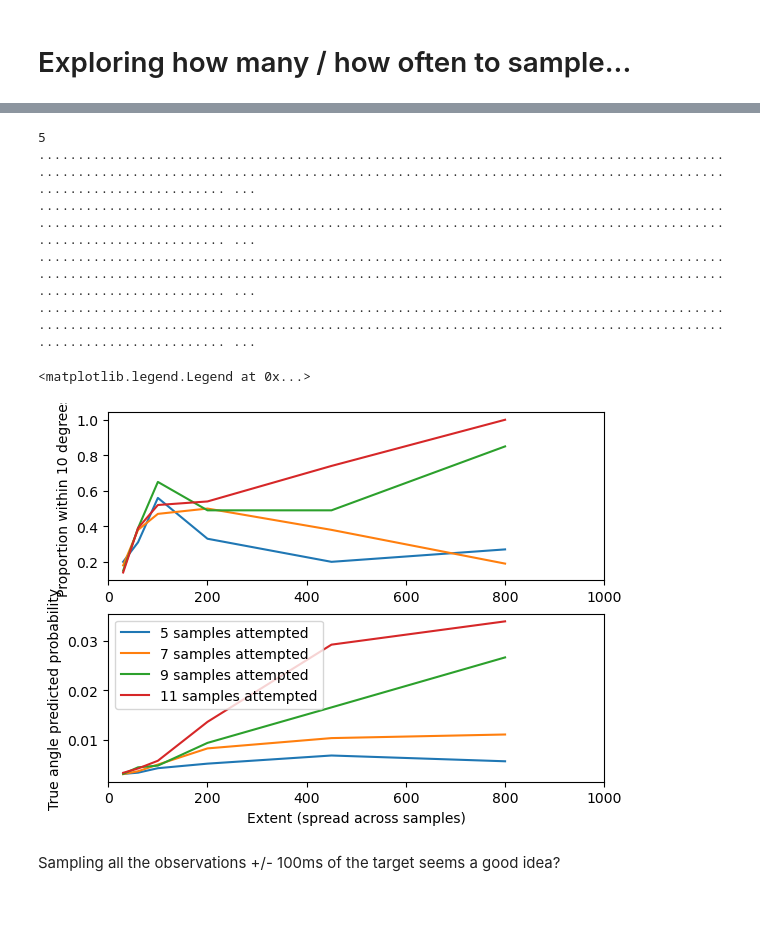
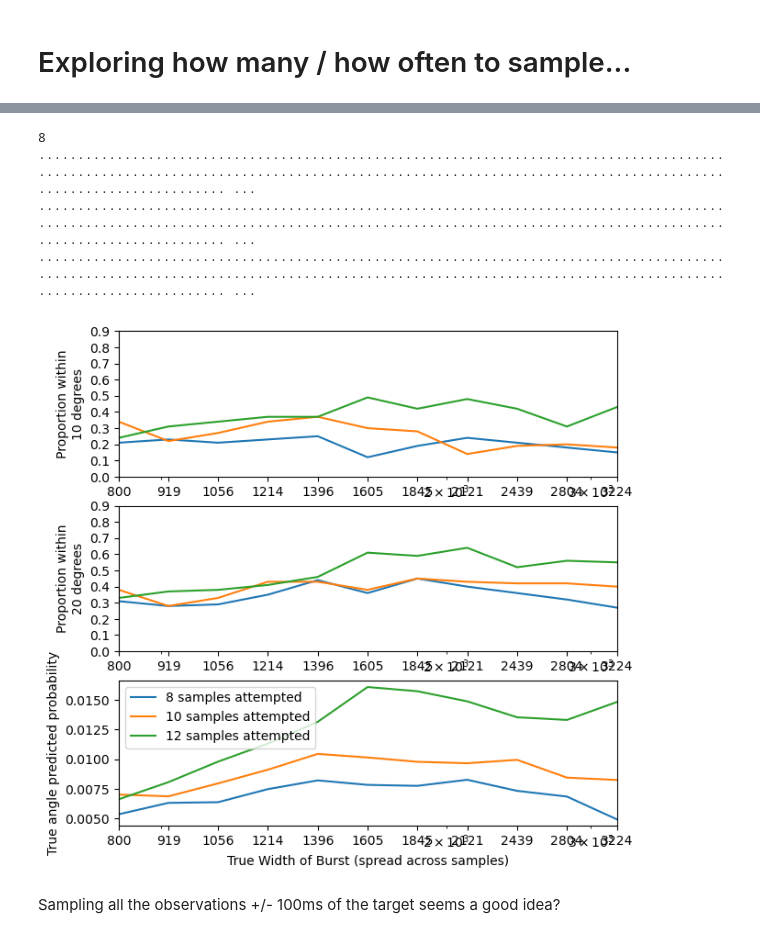
Before and after one commit to SheffieldMLtracking/BLEanalysis, a Jupyter notebook: jupyter/Angle Inference.ipynb, the cells around one changed output, grey strips where cells are left out. Saved outputs shown, nothing was run; the diff lists cells and outputs as text; code cells hidden in the pictures; blank space fills up the shorter version.

```diff
--- a/jupyter/Angle Inference.ipynb
+++ b/jupyter/Angle Inference.ipynb
@@ -62,16 +72,16 @@ plt.plot(p2)
 # %%
 ###GET A BURST SAMPLE
 np.set_printoptions(precision=4)
-intervals = np.linspace(-800,800,11) #the times we want to sample
+intervals = np.linspace(-1350,1350,12) #the times we want to sample
 #intervals = np.array([-600,-300,-150,0,150,300,600])
 print(intervals)
-accept_missing = 0 #set to 0 to have all packets included
+accept_missing = 2 #set to 0 to have all packets included
 #grab some example data, with no more than accept_missing received packets (must be within 10ms of target time).
 while True:
     obs, obs_angles = getSample(testsigs.data,89e4+np.random.rand()*100000,intervals,raw=True,exclude_missing=10)
     if np.sum(np.isnan(obs))>accept_missing: continue
     #if np.any(obs<-90): continue
-    if np.abs(np.nanmean(obs_angles)-2.2)>0.5: continue
+    #if np.abs(np.nanmean(obs_angles)-2.2)>0.5: continue
     break
 
 #WE'LL USE THIS SAMPLE!!!
@@ -128,2 +139,6 @@ plt.legend()
 # %% [markdown]
 # Exploring how many / how often to sample...
+# %%
+spacings = [800]
+for i in range(10): spacings.append(int(spacings[-1]*1.15))
+spacings
@@ -130,48 +147,76 @@ plt.legend()
 # %%
 
-accept_missing = 0 #set to 0 to have all packets included
+accept_missing = 2 #set to 0 to have all packets included
 #grab some example data, with no more than accept_missing received packets (must be within 10ms of target time).
-
-for Nsamples in [5,7,9,11]:
+plt.figure(figsize=[7,7])
+for Nsamples in [8,10,12]:
     print(Nsamples)
     allerrs_summary = []
-    for intspacing in [30,60,100,200,450,800]:#[30,45,60,75,100,130,160,200,250,320,450,600,800]:
+    for intspacing in spacings:#[25,50,100,200,400,800,1600,3200,6400,12800]:
         errs = []
         ps = []
-        intervals = np.linspace(-intspacing,intspacing,Nsamples)
+        intervals = np.linspace(-intspacing/2,intspacing/2,Nsamples)
         for samples in range(100):
             print(".",end="")
             while True:
-                obs, obs_angles = getSample(testsigs.data,89e4+np.random.rand()*100000,intervals,raw=True,exclude_missing=10)
+                obs, obs_angles = getSample(testsigs.data,89e4+np.random.rand()*100000,intervals,raw=True,exclude_missing=25)
                 if np.sum(np.isnan(obs))>accept_missing: continue
-                if np.abs(np.nanmean(obs_angles)-2.2)>0.5: continue
+                #if np.abs(np.nanmean(obs_angles)-2.2)>0.5: continue
                 break
             logp,_,_,_ = angles.infer(obs,obs_angles)
             p = np.exp(logp - np.max(logp))
             p/= np.sum(p)
             errs.append(np.argmax(logp)-(360-100-7))
             ps.append(np.mean(p[360-100-7-10:360-100-7+10]))
-        allerrs_summary.append([intspacing,np.mean(np.abs(errs)<10),np.mean(ps)])
+        allerrs_summary.append([intspacing,np.mean(np.abs(errs)<10),np.mean(np.abs(errs)<20),np.mean(ps)])
     allerrs_summary = np.array(allerrs_summary)
-    plt.subplot(2,1,1)
+    plt.subplot(3,1,1)
     plt.plot(allerrs_summary[:,0],allerrs_summary[:,1],label="%d samples attempted" % Nsamples)
     #plt.xlabel('Extent (spread across samples)')
-    plt.ylabel('Proportion within 10 degrees')
-    plt.xlim([0,1000])
-    plt.subplot(2,1,2)
+    plt.ylabel('Proportion within\n10 degrees')
+    #plt.xlim([25,12800])
+    plt.xlim([min(spacings),max(spacings)])
+    plt.grid()
+    plt.xscale('log')
+    #ticks = [25,50,100,200,400,800,1600,3200,6400,12800]
+    ticks = spacings
+    plt.xticks(ticks,ticks)
+    plt.yticks(np.arange(0,1,0.1))
+
+    plt.subplot(3,1,2)
     plt.plot(allerrs_summary[:,0],allerrs_summary[:,2],label="%d samples attempted" % Nsamples)
-    plt.xlabel('Extent (spread across samples)')
+    #plt.xlabel('Extent (spread across samples)')
+    plt.ylabel('Proportion within\n20 degrees')
+    #plt.xlim([25,12800])
+    plt.xlim([min(spacings),max(spacings)])
+    plt.grid()
+    plt.yticks(np.arange(0,1,0.1))
+    plt.xscale('log')
+    #ticks = [25,50,100,200,400,800,1600,3200,6400,12800]
+    ticks = spacings
+    plt.xticks(ticks,ticks)
+    plt.subplot(3,1,3)
+    plt.plot(allerrs_summary[:,0],allerrs_summary[:,3],label="%d samples attempted" % Nsamples)
+    plt.xlabel('True Width of Burst (spread across samples)')
     plt.ylabel('True angle predicted probability')
     plt.grid()
-    plt.xlim([0,1000])
+    #plt.xlim([25,12800])
+    plt.xlim([min(spacings),max(spacings)])
+    plt.xscale('log')
+    plt.xticks(ticks,ticks)
 plt.legend()
+
+plt.subplot(3,1,1)
+plt.grid()
+plt.subplot(3,1,2)
+plt.grid()
+plt.subplot(3,1,3)
+plt.grid()
 # %% [output]
-5
+8
 ........................................................................................................................................................................................................ ...
 ........................................................................................................................................................................................................ ...
 ........................................................................................................................................................................................................ ...
-........................................................................................................................................................................................................ ...
-<matplotlib.legend.Legend at 0x...>
-[figure, old version]
+[figure, new version]
 # %% [markdown]
 Sampling all the observations +/- 100ms of the target seems a good idea?
```
Also changed, not shown: parts of 5 cells of this notebook.
